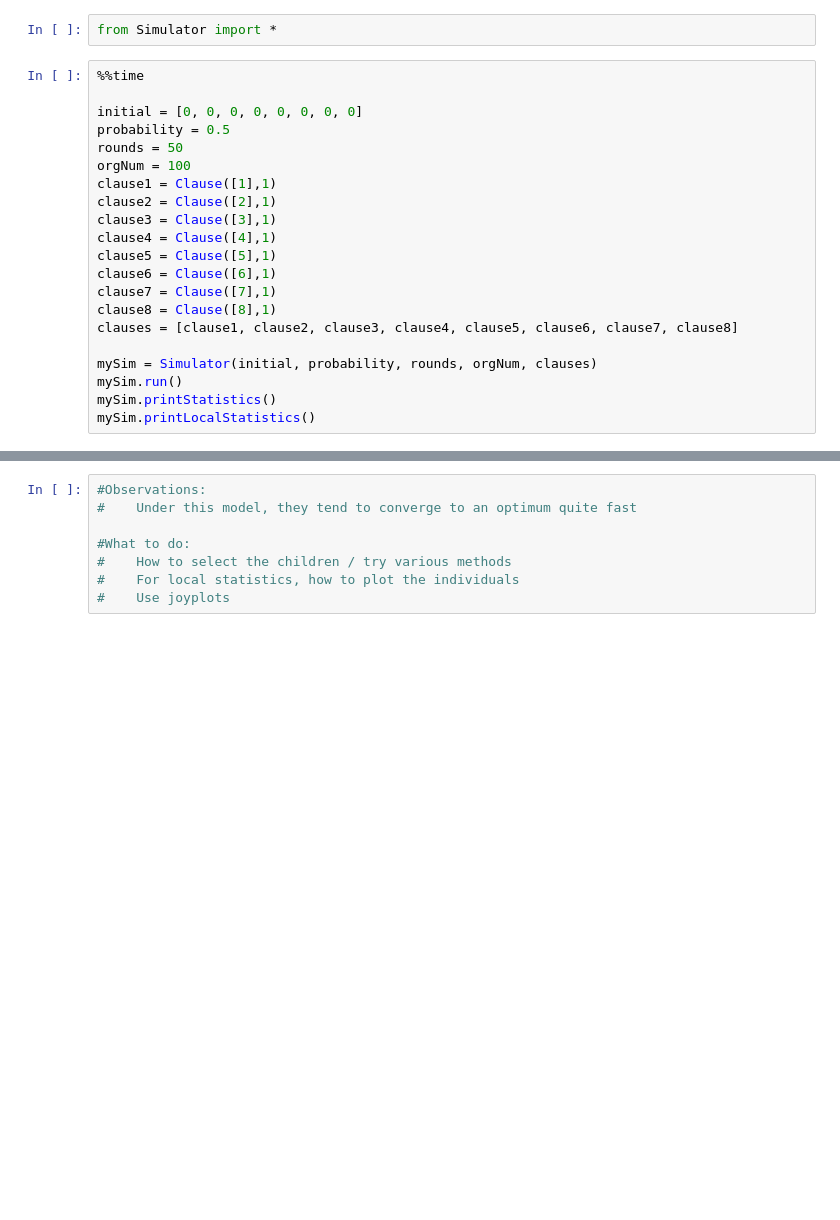
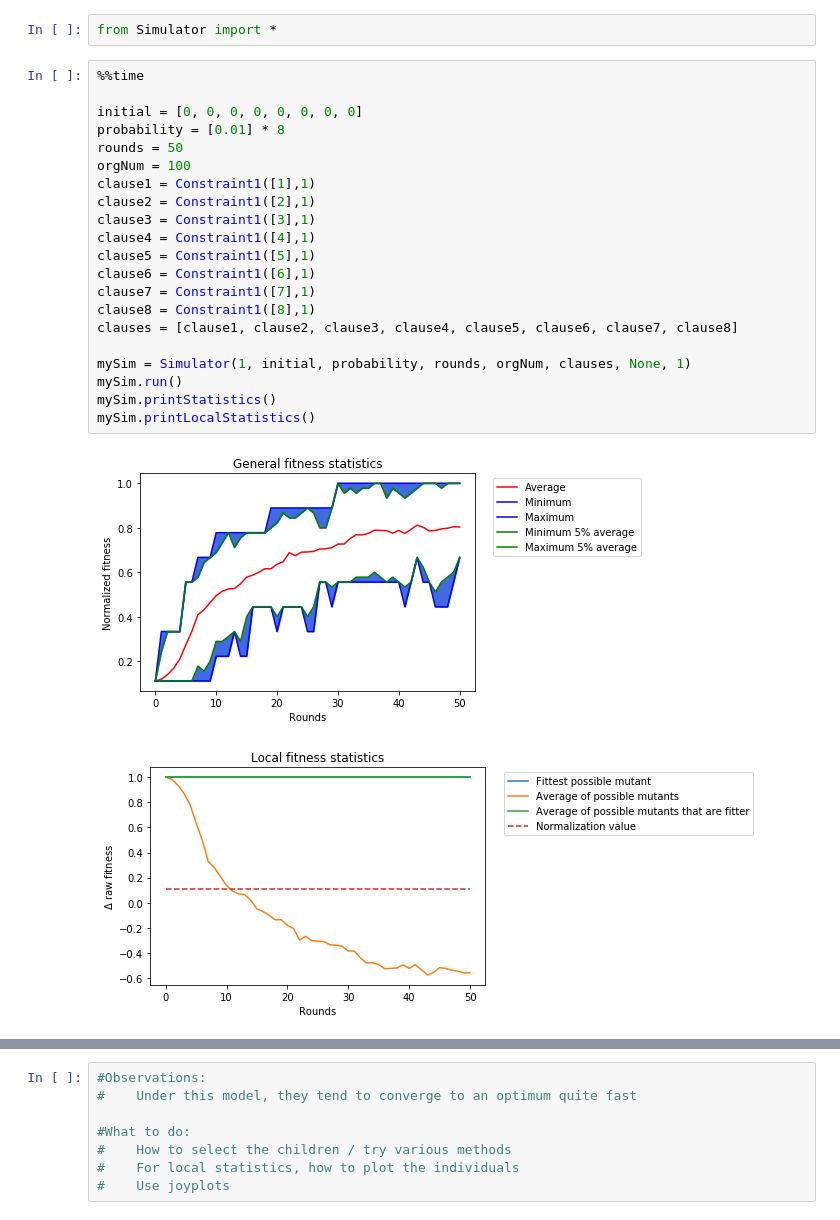
Before and after one commit to strimbu-alexandru/Evolution-Simulator, a Jupyter notebook: EvoSim.ipynb, the cells around one changed output, grey strips where cells are left out. Saved outputs shown, nothing was run; the diff lists cells and outputs as text; blank space fills up the shorter version.

```diff
--- a/EvoSim.ipynb
+++ b/EvoSim.ipynb
@@ -3,22 +3,24 @@ from Simulator import *
 # %%
 %%time
 
 initial = [0, 0, 0, 0, 0, 0, 0, 0]
-probability = 0.5
+probability = [0.01] * 8
 rounds = 50
 orgNum = 100
-clause1 = Clause([1],1)
-clause2 = Clause([2],1)
-clause3 = Clause([3],1)
-clause4 = Clause([4],1)
-clause5 = Clause([5],1)
-clause6 = Clause([6],1)
-clause7 = Clause([7],1)
-clause8 = Clause([8],1)
+clause1 = Constraint1([1],1)
+clause2 = Constraint1([2],1)
+clause3 = Constraint1([3],1)
+clause4 = Constraint1([4],1)
+clause5 = Constraint1([5],1)
+clause6 = Constraint1([6],1)
+clause7 = Constraint1([7],1)
+clause8 = Constraint1([8],1)
 clauses = [clause1, clause2, clause3, clause4, clause5, clause6, clause7, clause8]
 
-mySim = Simulator(initial, probability, rounds, orgNum, clauses)
+mySim = Simulator(1, initial, probability, rounds, orgNum, clauses, None, 1)
 mySim.run()
 mySim.printStatistics()
 mySim.printLocalStatistics()
 # %% [output]
+[figure, added]
+[figure, added]
```
Also changed, not shown: parts of 8 cells of this notebook, 1 other file.
